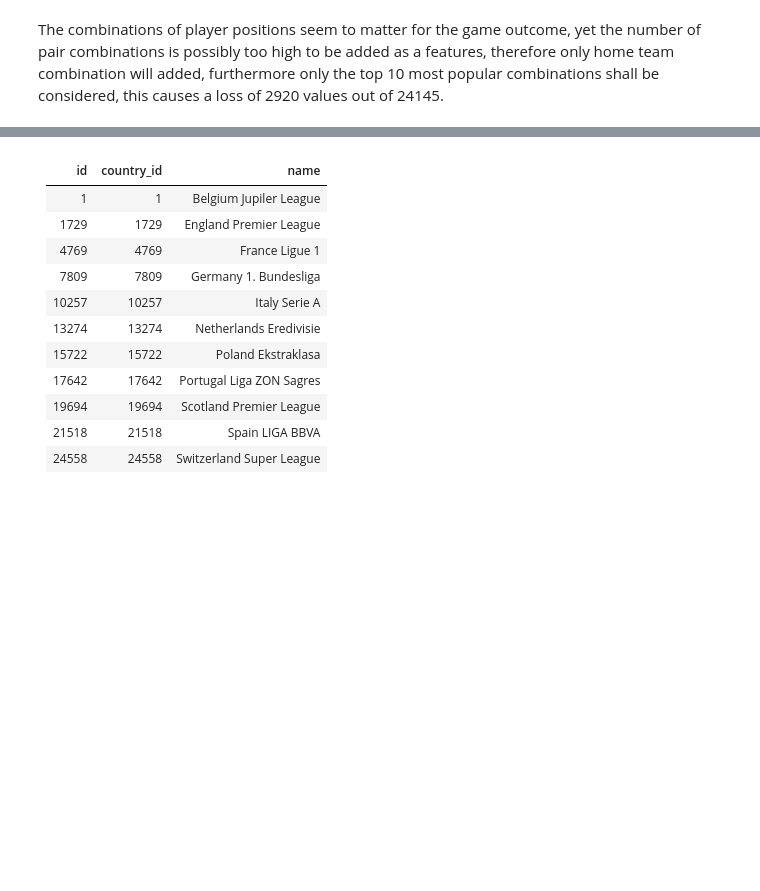
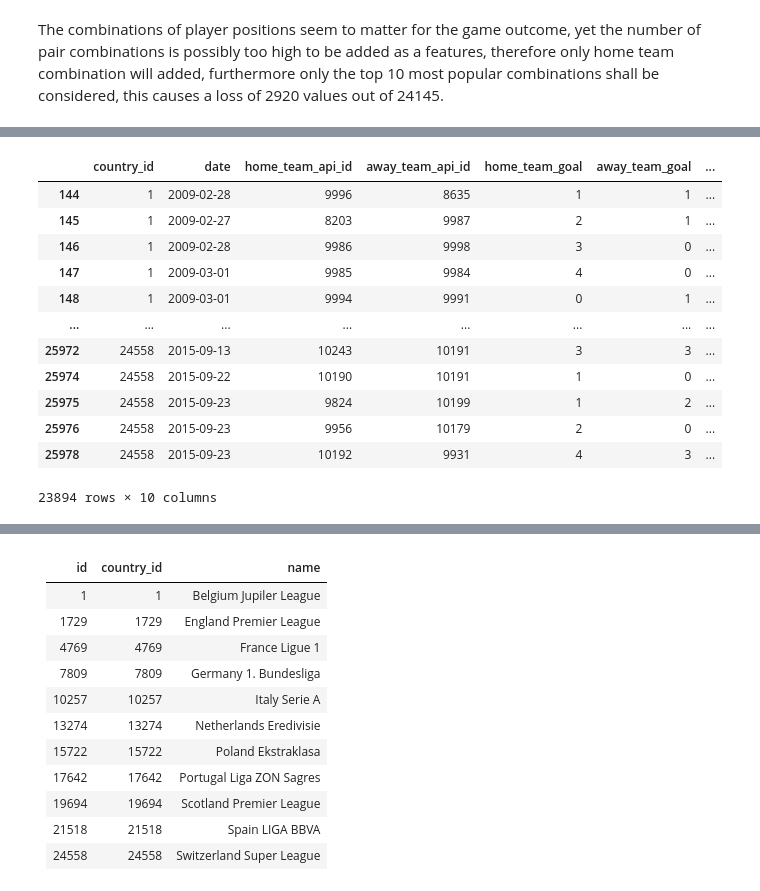
Before and after one commit to gediminas-skvarnavicius/football-db-analysis, a Jupyter notebook: analysis.ipynb, the cells around one changed output, grey strips where cells are left out. Drawn from its saved outputs; the diff is of its cells as text; code cells hidden in the pictures; blank space fills up the shorter version.

Commit message:
team class attributes

```diff
--- a/analysis.ipynb
+++ b/analysis.ipynb
@@ -675,7 +675,7 @@ FROM Team_attributes
 """
 ).to_df()
 
-team_attr_raw
+team_attr_raw['date']=pd.to_datetime(team_attr_raw['date'])
 # %%
 unique_team_ids = [
     i[0]
@@ -690,3 +690,4 @@ teams={}
 
 for team in unique_team_ids:
     teams[team]=Team(team)
+    teams[team].get_data(team_attr_raw)
@@ -704,0 +694,3 @@ team_attr_raw.loc[team_attr_raw['team_api_id'] == teams[team].team_id]
+# %%
+match_win_df['home_team']=match_win_df['home_team_api_id'].map(teams)
+match_win_df['away_team']=match_win_df['away_team_api_id'].map(teams)
@@ -704,0 +741,16 @@ team_attr_raw.loc[team_attr_raw['team_api_id'] == teams[team].team_id]
+# %%
+match_win_df
+# %% [output]
+|  | country_id | date | home_team_api_id | away_team_api_id | home_team_goal | away_team_goal | ... |
+| 144 | 1 | 2009-02-28 | 9996 | 8635 | 1 | 1 | ... |
+| 145 | 1 | 2009-02-27 | 8203 | 9987 | 2 | 1 | ... |
+| 146 | 1 | 2009-02-28 | 9986 | 9998 | 3 | 0 | ... |
+| 147 | 1 | 2009-03-01 | 9985 | 9984 | 4 | 0 | ... |
+| 148 | 1 | 2009-03-01 | 9994 | 9991 | 0 | 1 | ... |
+| ... | ... | ... | ... | ... | ... | ... | ... |
+| 25972 | 24558 | 2015-09-13 | 10243 | 10191 | 3 | 3 | ... |
+| 25974 | 24558 | 2015-09-22 | 10190 | 10191 | 1 | 0 | ... |
+| 25975 | 24558 | 2015-09-23 | 9824 | 10199 | 1 | 2 | ... |
+| 25976 | 24558 | 2015-09-23 | 9956 | 10179 | 2 | 0 | ... |
+| 25978 | 24558 | 2015-09-23 | 10192 | 9931 | 4 | 3 | ... |
+23894 rows × 10 columns
```
Also changed, not shown: parts of 8 cells of this notebook, 1 other file.
